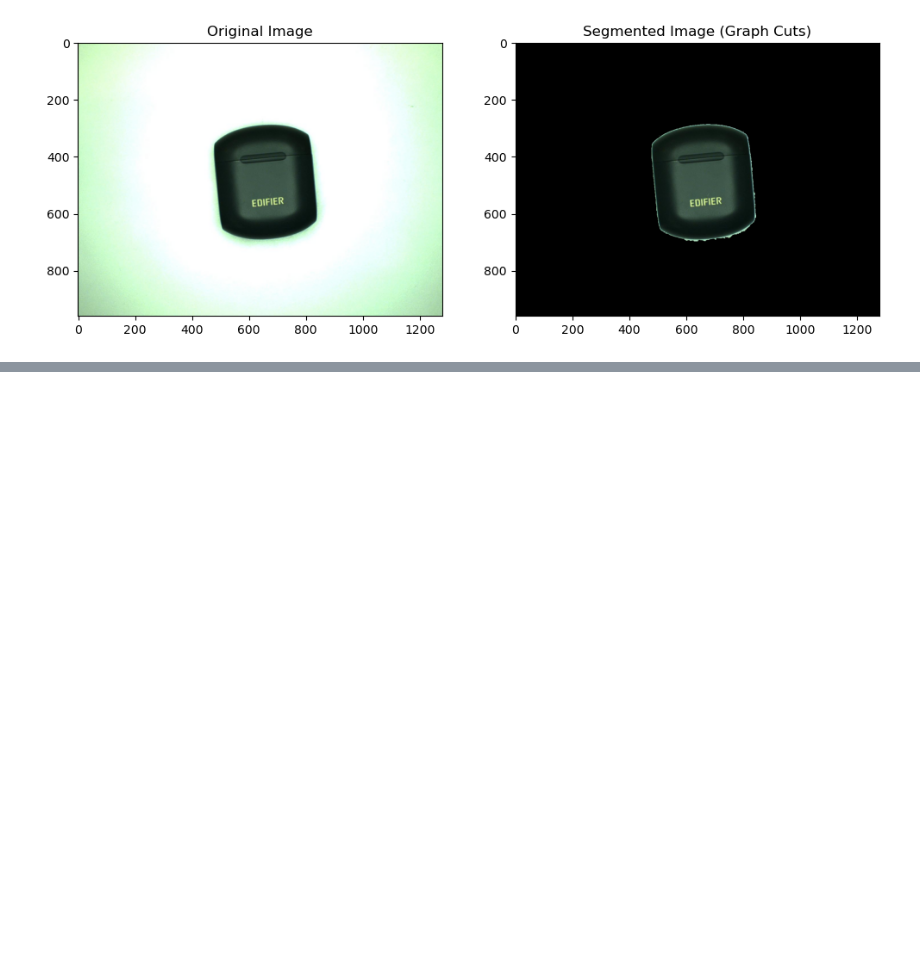
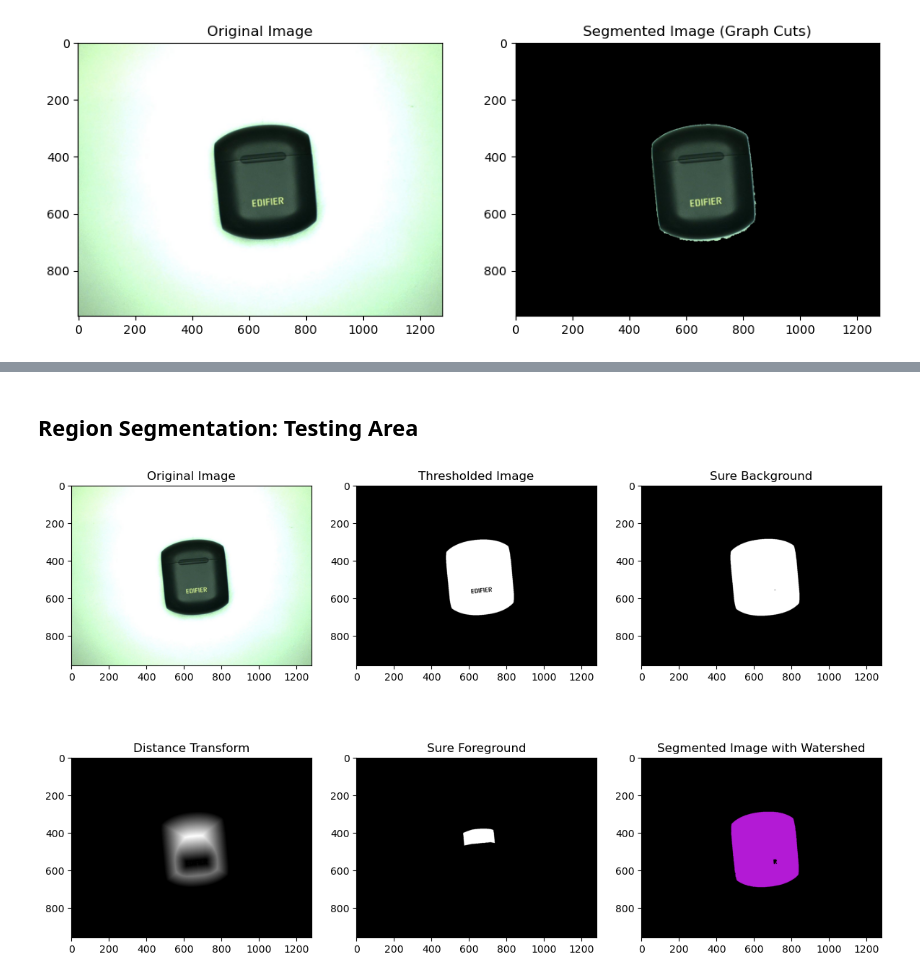
Before and after one commit to ChuaYunJuan/Jupyter-Code, a Jupyter notebook: Lab 2/Machine_Vision_Lab 2.ipynb, the cells around one changed output, grey strips where cells are left out. Cells and saved outputs as stored; diff of their text form; code cells hidden in the pictures; blank space fills up the shorter version.

```diff
--- a/Lab 2/Machine_Vision_Lab 2.ipynb
+++ b/Lab 2/Machine_Vision_Lab 2.ipynb
@@ -258,0 +386,80 @@ plt.show()
+# %% [markdown]
+## Region Segmentation: Testing Area
+# %%
+import cv2
+import numpy as np
+from matplotlib import pyplot as plt
+
+# Load the image
+filename = 'D:\\UTAR\\Degree\\Y3S1\\Machine Vision\\Practical\\Machine_Vision_Github\\Lab 2_Assets\\Earphone.jpg'
+img = cv2.imread(filename)
+img_gray = cv2.cvtColor(img, cv2.COLOR_BGR2GRAY)
+
+# Step 1: Apply thresholding to create a binary image
+ret, thresh = cv2.threshold(img_gray, 0, 255, cv2.THRESH_BINARY_INV + cv2.THRESH_OTSU)
+
+# Step 2: Remove small white noise through morphological opening
+kernel = np.ones((3, 3), np.uint8)
+opening = cv2.morphologyEx(thresh, cv2.MORPH_OPEN, kernel, iterations=2)
+
+# Step 3: Determine sure background area by dilating the image
+sure_bg = cv2.dilate(opening, kernel, iterations=3)
+
+# Step 4: Determine sure foreground area using distance transform
+dist_transform = cv2.distanceTransform(opening, cv2.DIST_L2, 5)
+ret, sure_fg = cv2.threshold(dist_transform, 0.7 * dist_transform.max(), 255, 0)
+
+# Step 5: Determine unknown region by subtracting sure_fg from sure_bg
+sure_fg = np.uint8(sure_fg)
+unknown = cv2.subtract(sure_bg, sure_fg)
+
+# Step 6: Label the markers
+ret, markers = cv2.connectedComponents(sure_fg)
+
+# Add 1 to all labels to ensure the background is labeled as 1
+markers = markers + 1
+
+# Mark the unknown region with zero
+markers[unknown == 255] = 0
+
+# Step 7: Apply the Watershed algorithm
+markers = cv2.watershed(img, markers)
+
+# Create an output image with black background
+segmented_img = np.zeros_like(img)
+
+# Assign unique colors to each segmented region
+for marker in range(2, np.max(markers) + 1):
+    segmented_img[markers == marker] = np.random.randint(0, 255, size=3)
+
+# Display the results
+plt.figure(figsize=(12, 8))
+
+plt.subplot(2, 3, 1)
+plt.title("Original Image")
+plt.imshow(cv2.cvtColor(img, cv2.COLOR_BGR2RGB))
+
+plt.subplot(2, 3, 2)
+plt.title("Thresholded Image")
+plt.imshow(thresh, cmap='gray')
+
+plt.subplot(2, 3, 3)
+plt.title("Sure Background")
+plt.imshow(sure_bg, cmap='gray')
+
+plt.subplot(2, 3, 4)
+plt.title("Distance Transform")
+plt.imshow(dist_transform, cmap='gray')
+
+plt.subplot(2, 3, 5)
+plt.title("Sure Foreground")
+plt.imshow(sure_fg, cmap='gray')
+
+plt.subplot(2, 3, 6)
+plt.title("Segmented Image with Watershed")
+plt.imshow(cv2.cvtColor(segmented_img, cv2.COLOR_BGR2RGB))
+
+plt.tight_layout()
+plt.show()
+# %% [output]
+[figure, added]
```
Also changed, not shown: parts of 7 cells of this notebook.
